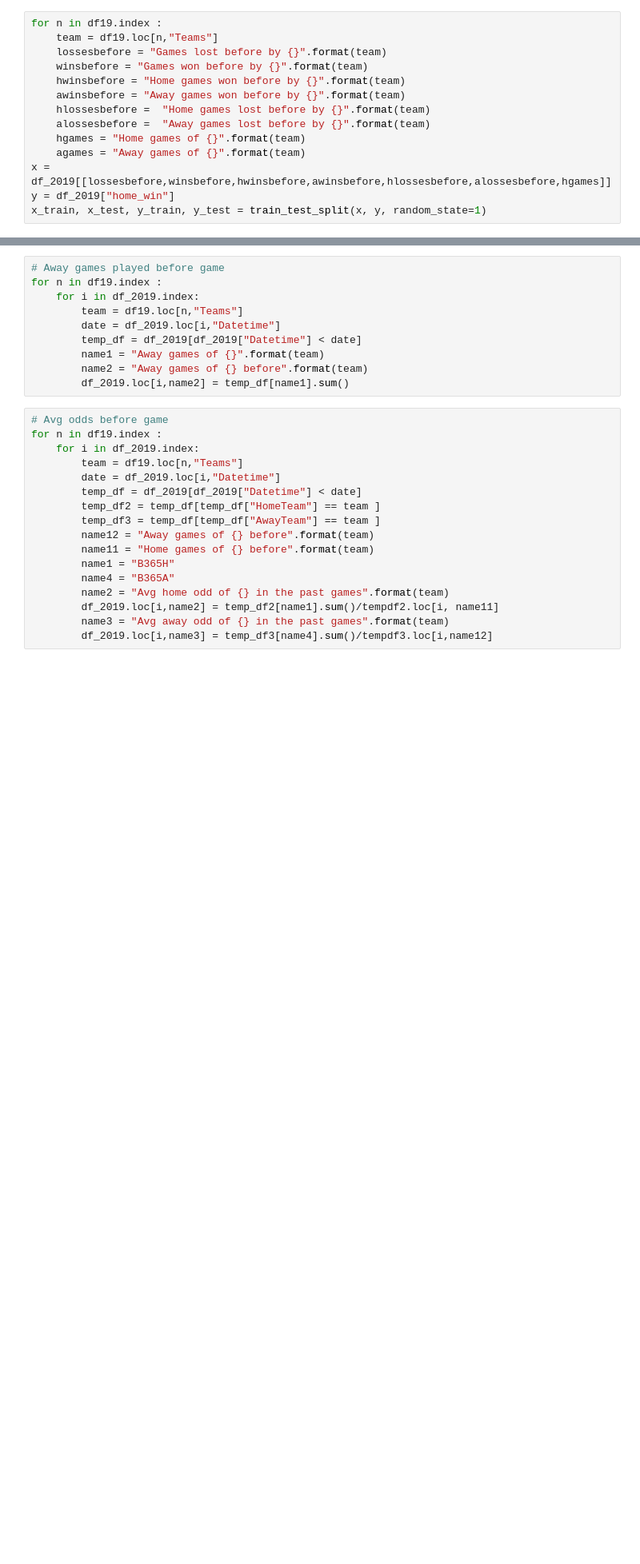
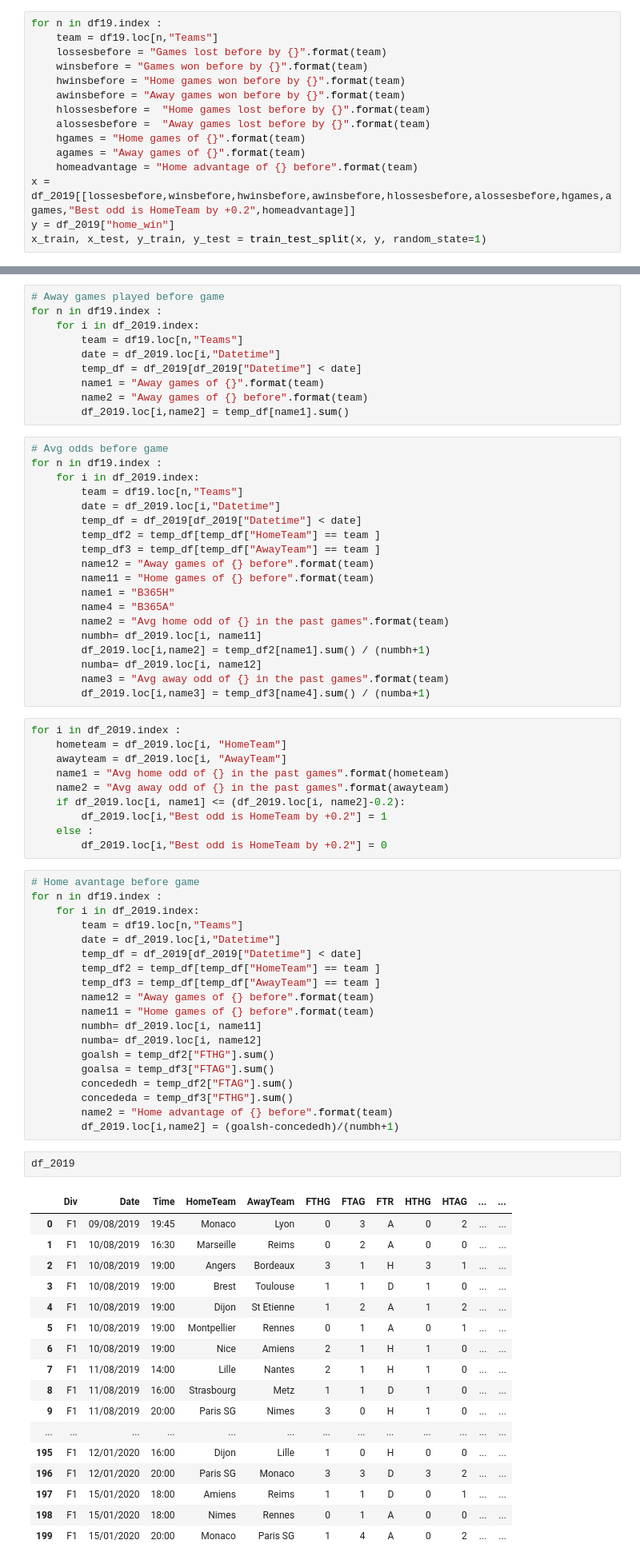
Before and after one commit to yanismiraoui/Predicting_Ligue_1, a Jupyter notebook: Test ligue 1.ipynb, the cells around one changed output, grey strips where cells are left out. Shown: that part at 80% size. Saved outputs shown, nothing was run; the diff lists cells and outputs as text; blank space fills up the shorter version.

```diff
--- a/Test ligue 1.ipynb
+++ b/Test ligue 1.ipynb
@@ -99,7 +123,8 @@ for n in df19.index :
     alossesbefore =  "Away games lost before by {}".format(team)
     hgames = "Home games of {}".format(team)
     agames = "Away games of {}".format(team)
-x = df_2019[[lossesbefore,winsbefore,hwinsbefore,awinsbefore,hlossesbefore,alossesbefore,hgames]]
+    homeadvantage = "Home advantage of {} before".format(team)
+x = df_2019[[lossesbefore,winsbefore,hwinsbefore,awinsbefore,hlossesbefore,alossesbefore,hgames,agames,"Best odd is HomeTeam by +0.2",homeadvantage]]
 y = df_2019["home_win"]
 x_train, x_test, y_train, y_test = train_test_split(x, y, random_state=1)
 # %%
@@ -378,6 +420,57 @@ for n in df19.index :
         name1 = "B365H"
         name4 = "B365A"
         name2 = "Avg home odd of {} in the past games".format(team)
-        df_2019.loc[i,name2] = temp_df2[name1].sum()/tempdf2.loc[i, name11]
+        numbh= df_2019.loc[i, name11]
+        df_2019.loc[i,name2] = temp_df2[name1].sum() / (numbh+1)
+        numba= df_2019.loc[i, name12]
         name3 = "Avg away odd of {} in the past games".format(team)
-        df_2019.loc[i,name3] = temp_df3[name4].sum()/tempdf3.loc[i,name12]
+        df_2019.loc[i,name3] = temp_df3[name4].sum() / (numba+1)
+# %%
+for i in df_2019.index :
+    hometeam = df_2019.loc[i, "HomeTeam"]
+    awayteam = df_2019.loc[i, "AwayTeam"]
+    name1 = "Avg home odd of {} in the past games".format(hometeam)
+    name2 = "Avg away odd of {} in the past games".format(awayteam)
+    if df_2019.loc[i, name1] <= (df_2019.loc[i, name2]-0.2):
+        df_2019.loc[i,"Best odd is HomeTeam by +0.2"] = 1
+    else :
+        df_2019.loc[i,"Best odd is HomeTeam by +0.2"] = 0
+# %%
+# Home avantage before game
+for n in df19.index :
+    for i in df_2019.index:
+        team = df19.loc[n,"Teams"]
+        date = df_2019.loc[i,"Datetime"]
+        temp_df = df_2019[df_2019["Datetime"] < date]
+        temp_df2 = temp_df[temp_df["HomeTeam"] == team ]
+        temp_df3 = temp_df[temp_df["AwayTeam"] == team ]
+        name12 = "Away games of {} before".format(team)
+        name11 = "Home games of {} before".format(team)
+        numbh= df_2019.loc[i, name11]
+        numba= df_2019.loc[i, name12]
+        goalsh = temp_df2["FTHG"].sum()
+        goalsa = temp_df3["FTAG"].sum()
+        concededh = temp_df2["FTAG"].sum()
+        concededa = temp_df3["FTHG"].sum()
+        name2 = "Home advantage of {} before".format(team)
+        df_2019.loc[i,name2] = (goalsh-concededh)/(numbh+1)
+# %%
+df_2019
+# %% [output]
+|  | Div | Date | Time | HomeTeam | AwayTeam | FTHG | FTAG | FTR | HTHG | HTAG | ... | ... |
+| 0 | F1 | 09/08/2019 | 19:45 | Monaco | Lyon | 0 | 3 | A | 0 | 2 | ... | ... |
+| 1 | F1 | 10/08/2019 | 16:30 | Marseille | Reims | 0 | 2 | A | 0 | 0 | ... | ... |
+| 2 | F1 | 10/08/2019 | 19:00 | Angers | Bordeaux | 3 | 1 | H | 3 | 1 | ... | ... |
+| 3 | F1 | 10/08/2019 | 19:00 | Brest | Toulouse | 1 | 1 | D | 1 | 0 | ... | ... |
+| 4 | F1 | 10/08/2019 | 19:00 | Dijon | St Etienne | 1 | 2 | A | 1 | 2 | ... | ... |
+| 5 | F1 | 10/08/2019 | 19:00 | Montpellier | Rennes | 0 | 1 | A | 0 | 1 | ... | ... |
+| 6 | F1 | 10/08/2019 | 19:00 | Nice | Amiens | 2 | 1 | H | 1 | 0 | ... | ... |
+| 7 | F1 | 11/08/2019 | 14:00 | Lille | Nantes | 2 | 1 | H | 1 | 0 | ... | ... |
+| 8 | F1 | 11/08/2019 | 16:00 | Strasbourg | Metz | 1 | 1 | D | 1 | 0 | ... | ... |
+| 9 | F1 | 11/08/2019 | 20:00 | Paris SG | Nimes | 3 | 0 | H | 1 | 0 | ... | ... |
+| ... | ... | ... | ... | ... | ... | ... | ... | ... | ... | ... | ... | ... |
+| 195 | F1 | 12/01/2020 | 16:00 | Dijon | Lille | 1 | 0 | H | 0 | 0 | ... | ... |
+| 196 | F1 | 12/01/2020 | 20:00 | Paris SG | Monaco | 3 | 3 | D | 3 | 2 | ... | ... |
+| 197 | F1 | 15/01/2020 | 18:00 | Amiens | Reims | 1 | 1 | D | 0 | 1 | ... | ... |
+| 198 | F1 | 15/01/2020 | 18:00 | Nimes | Rennes | 0 | 1 | A | 0 | 0 | ... | ... |
+| 199 | F1 | 15/01/2020 | 20:00 | Monaco | Paris SG | 1 | 4 | A | 0 | 2 | ... | ... |
```
Also changed, not shown: parts of 11 cells of this notebook.
